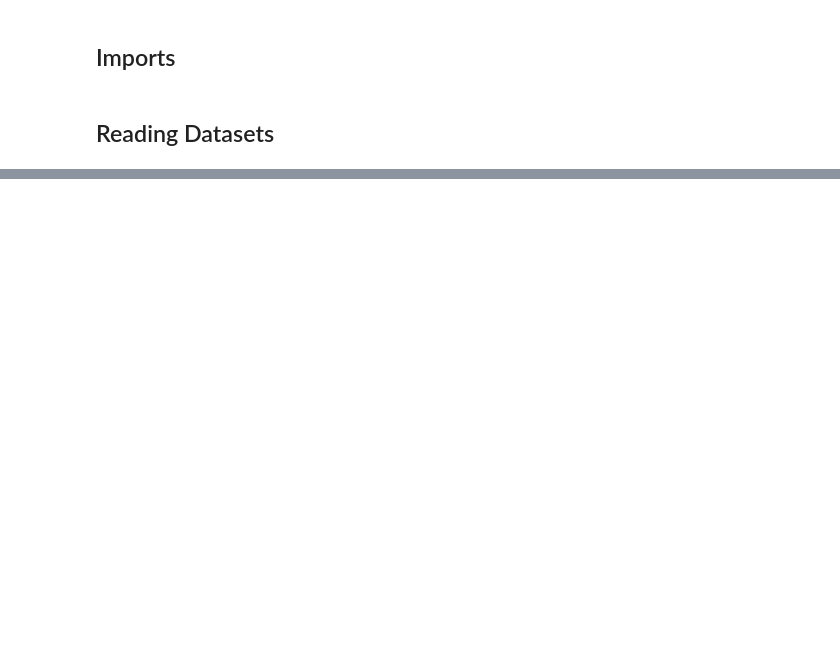
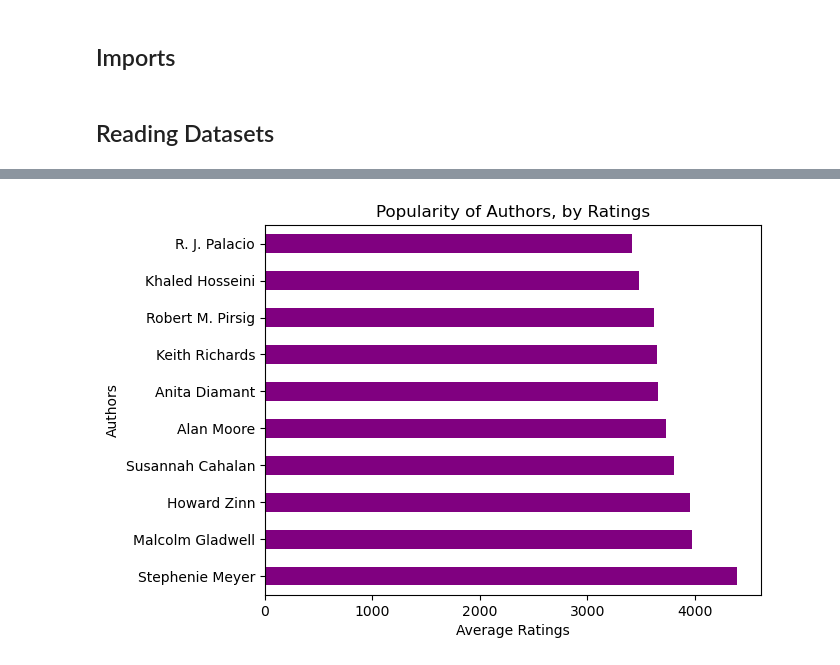
Before and after one commit to notlisaliang/book_recommendation, a Jupyter notebook: 03_eda_overall.ipynb, the cells around one changed output, grey strips where cells are left out. Saved outputs shown, nothing was run; the diff lists cells and outputs as text; code cells hidden in the pictures; blank space fills up the shorter version.

```diff
--- a/03_eda_overall.ipynb
+++ b/03_eda_overall.ipynb
@@ -37,0 +111,10 @@ review_df.head(2)
+# %%
+average_popularity = overall_df.groupby('authors')['ratingsCount'].mean()
+
+popularity = average_popularity.sort_values(ascending = False).head(10)
+popularity.plot(kind = 'barh', color = 'purple')
+plt.title('Popularity of Authors, by Ratings')
+plt.xlabel('Average Ratings')
+plt.ylabel('Authors');
+# %% [output]
+[figure, added]
```
Also changed, not shown: parts of 9 cells of this notebook, 1 other file.
